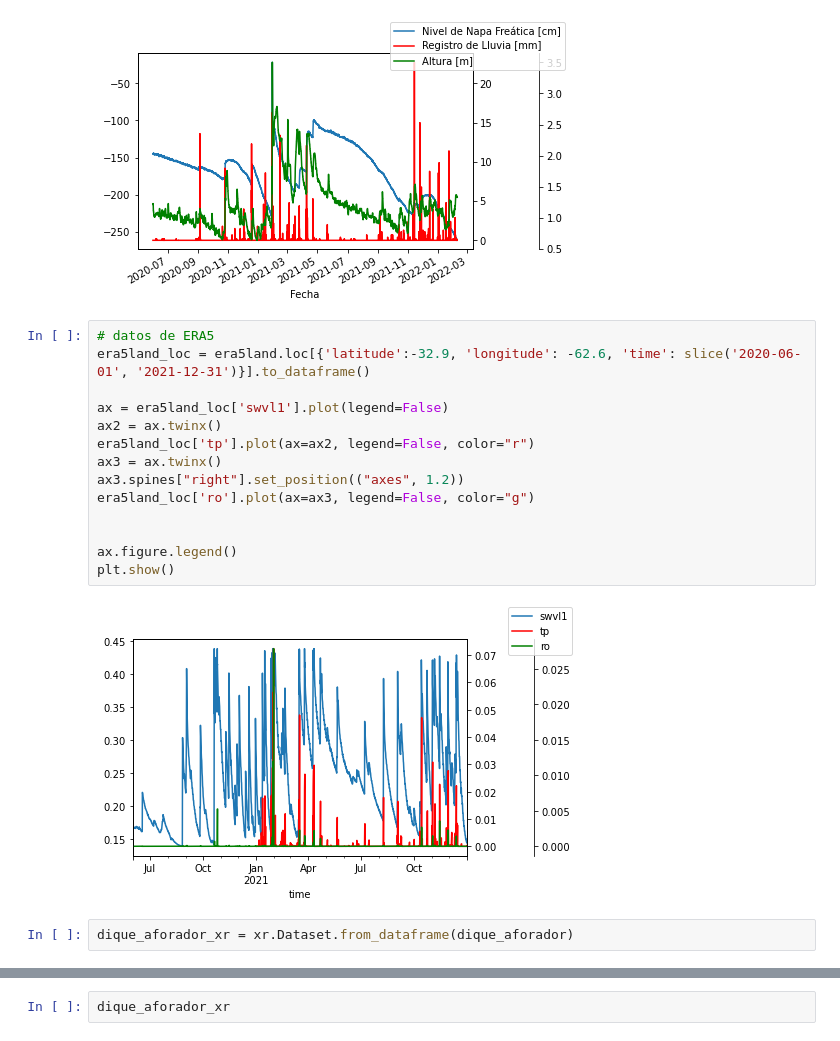
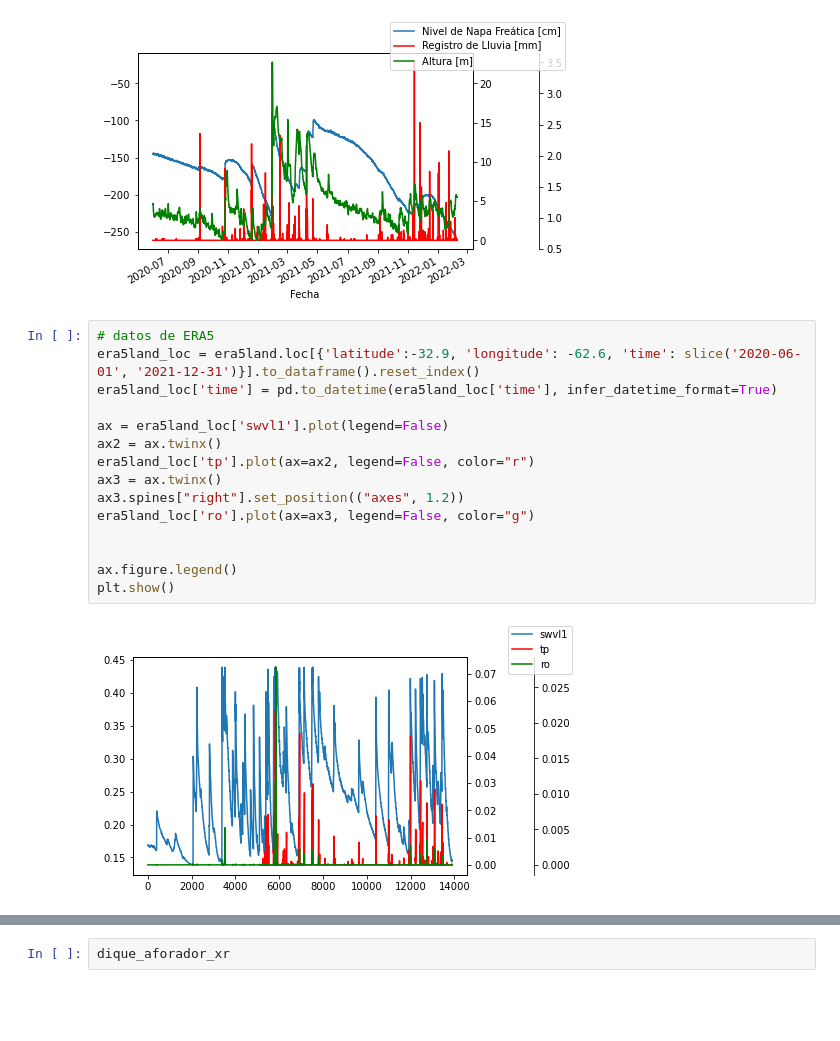
Before and after one commit to JulianGiles/flash_flood_ML, a Jupyter notebook: data_selection_and_comparison.ipynb, the cells around one changed output, grey strips where cells are left out. Cells and saved outputs as stored; diff of their text form; blank space fills up the shorter version.

```diff
--- a/data_selection_and_comparison.ipynb
+++ b/data_selection_and_comparison.ipynb
@@ -142,19 +169,18 @@ plt.show()
 [figure]
 # %%
 # datos de ERA5
-era5land_loc = era5land.loc[{'latitude':-32.9, 'longitude': -62.6, 'time': slice('2020-06-01', '2021-12-31')}].to_dataframe()
+era5land_loc = era5land.loc[{'latitude':-32.9, 'longitude': -62.6, 'time': slice('2020-06-01', '2021-12-31')}].to_dataframe().reset_index()
+era5land_loc['time'] = pd.to_datetime(era5land_loc['time'], infer_datetime_format=True)
 
 ax = era5land_loc['swvl1'].plot(legend=False)
 ax2 = ax.twinx()
 era5land_loc['tp'].plot(ax=ax2, legend=False, color="r")
 ax3 = ax.twinx()
 ax3.spines["right"].set_position(("axes", 1.2))
 era5land_loc['ro'].plot(ax=ax3, legend=False, color="g")
 
 
 ax.figure.legend()
 plt.show()
 # %% [output]
-[figure, old version]
+[figure, new version]
-# %%
-dique_aforador_xr = xr.Dataset.from_dataframe(dique_aforador)
```
Also changed, not shown: parts of 7 cells of this notebook.
